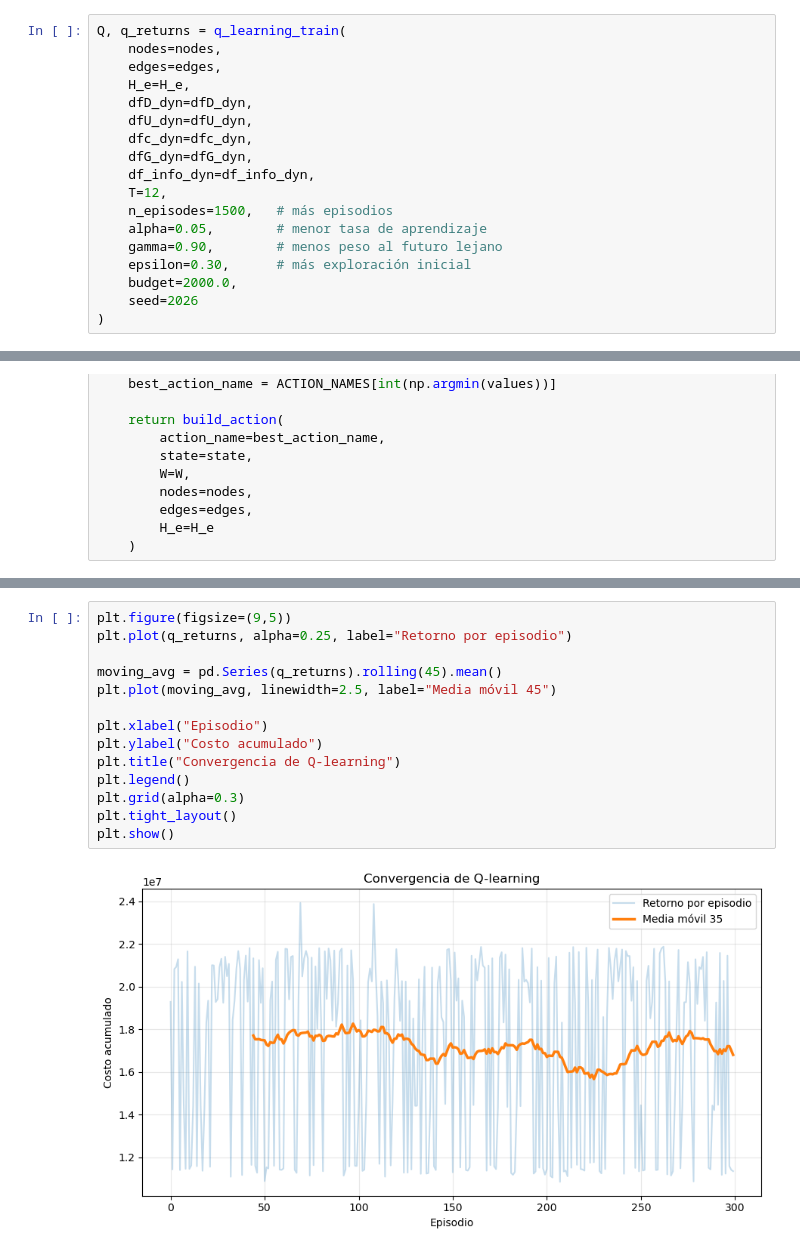
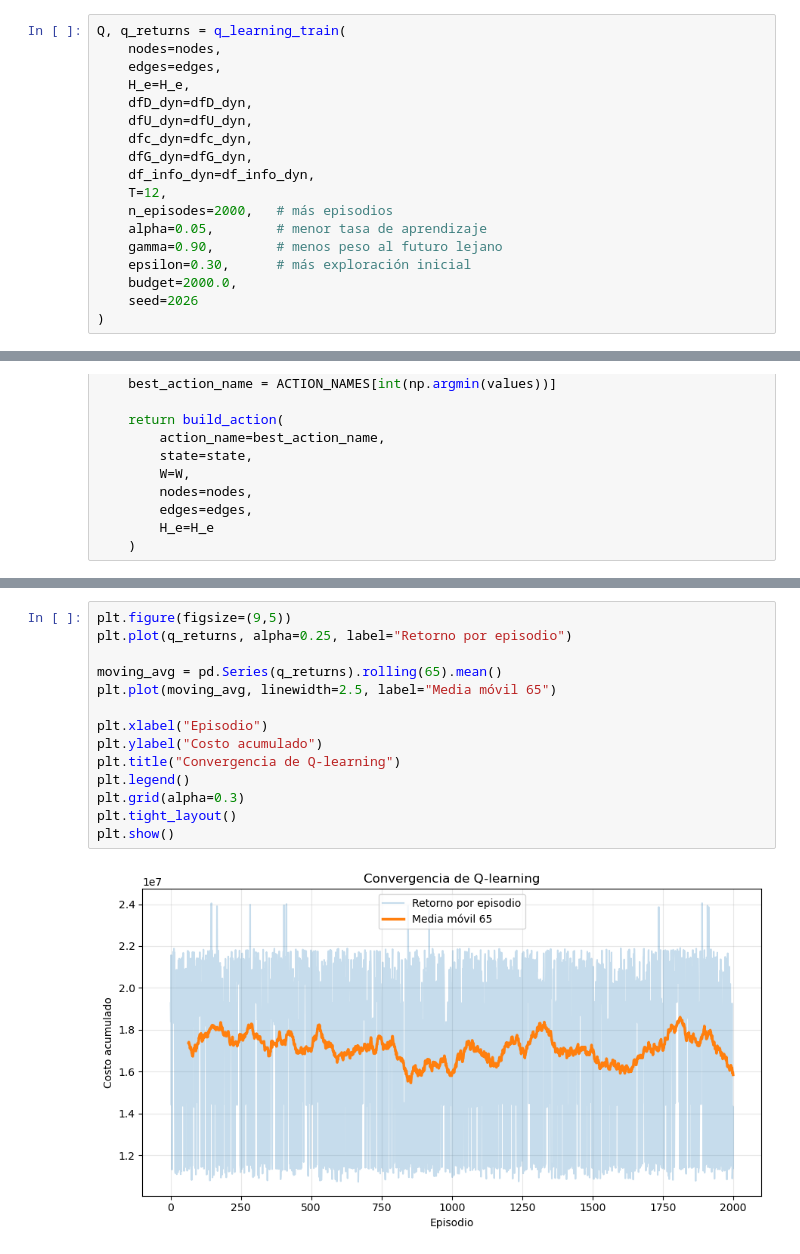
Before and after one commit to sofisacmu/obi_proyecto1, a Jupyter notebook: Entrega 3/modelo.ipynb, the cells around one changed output, grey strips where cells are left out. Drawn from its saved outputs; the diff is of its cells as text.

```diff
--- a/Entrega 3/modelo.ipynb
+++ b/Entrega 3/modelo.ipynb
@@ -1203,7 +1201,7 @@ Q, q_returns = q_learning_train(
     dfG_dyn=dfG_dyn,
     df_info_dyn=df_info_dyn,
     T=12,
-    n_episodes=1500,   # más episodios
+    n_episodes=2000,   # más episodios
     alpha=0.05,        # menor tasa de aprendizaje
     gamma=0.90,        # menos peso al futuro lejano
     epsilon=0.30,      # más exploración inicial
@@ -1302,19 +1300,19 @@ episode_q
 # %%
 plt.figure(figsize=(9,5))
 plt.plot(q_returns, alpha=0.25, label="Retorno por episodio")
 
-moving_avg = pd.Series(q_returns).rolling(45).mean()
-plt.plot(moving_avg, linewidth=2.5, label="Media móvil 45")
+moving_avg = pd.Series(q_returns).rolling(65).mean()
+plt.plot(moving_avg, linewidth=2.5, label="Media móvil 65")
 
 plt.xlabel("Episodio")
 plt.ylabel("Costo acumulado")
 plt.title("Convergencia de Q-learning")
 plt.legend()
 plt.grid(alpha=0.3)
 plt.tight_layout()
 plt.show()
 # %% [output]
-[figure, old version]
+[figure, new version]
 # %%
 initial_avg = np.mean(q_returns[:50])
 final_avg = np.mean(q_returns[-50:])
```
Also changed, not shown: parts of 8 cells of this notebook, 5 other files.
